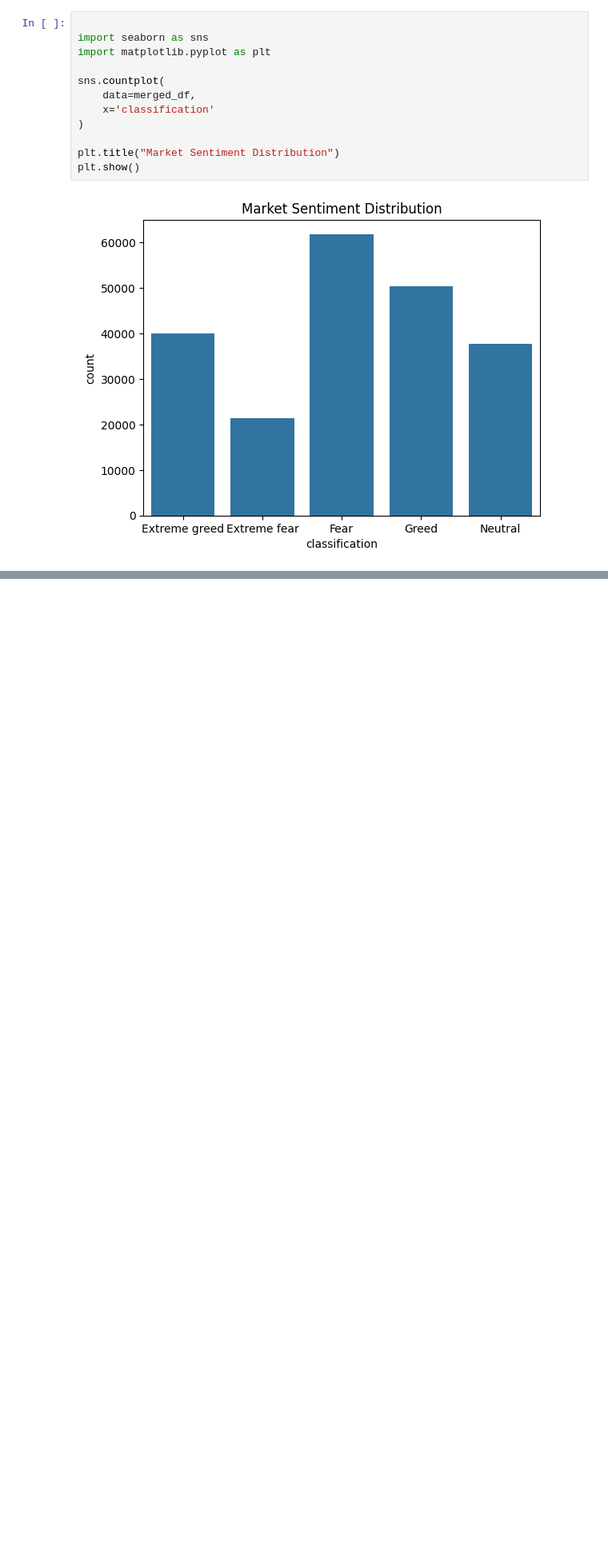
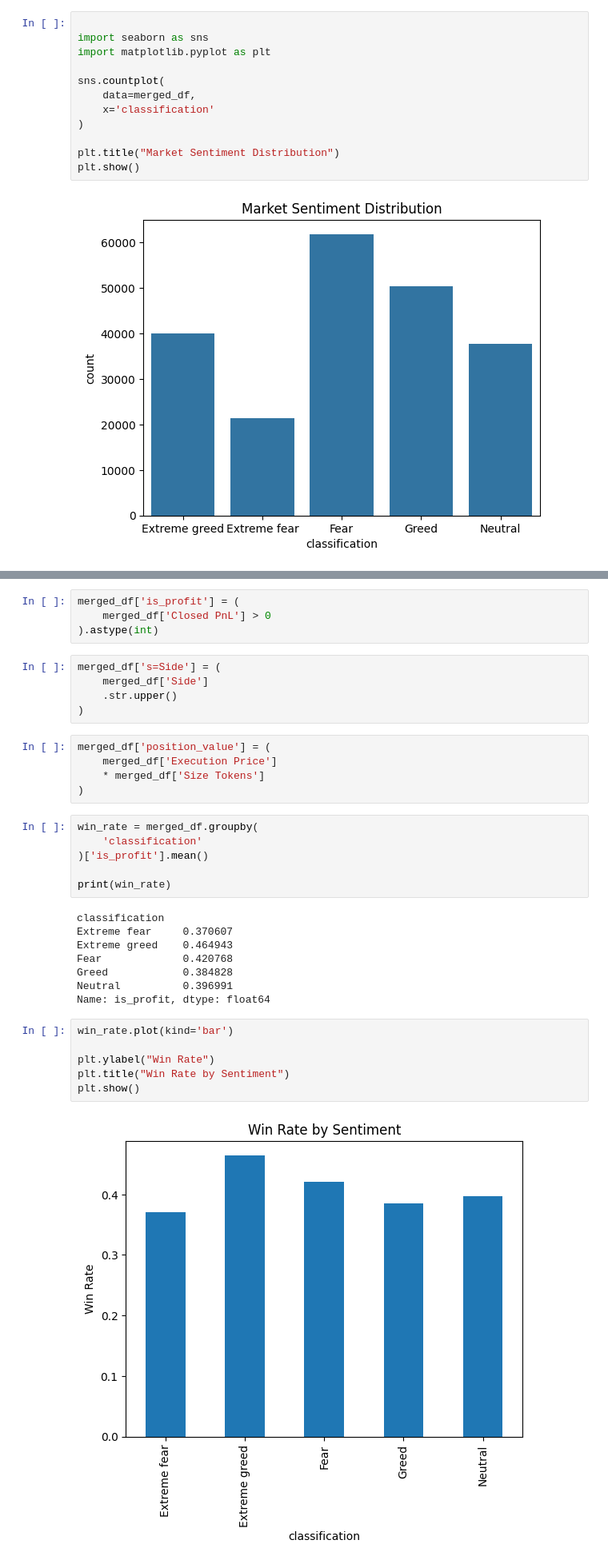
Before and after one commit to Chiragrrai8105/bitcoin-sentiment-analysis, a Jupyter notebook: notebooks/analysis.ipynb, the cells around one changed output, grey strips where cells are left out. Shown at 80% size. Cells and saved outputs as stored; diff of their text form; blank space fills up the shorter version.

```diff
--- a/notebooks/analysis.ipynb
+++ b/notebooks/analysis.ipynb
@@ -175,0 +198,36 @@ plt.show()
+# %%
+merged_df['is_profit'] = (
+    merged_df['Closed PnL'] > 0
+).astype(int)
+# %%
+merged_df['s=Side'] = (
+    merged_df['Side']
+    .str.upper()
+)
+# %%
+merged_df['position_value'] = (
+    merged_df['Execution Price']
+    * merged_df['Size Tokens']
+)
+# %%
+win_rate = merged_df.groupby(
+    'classification'
+)['is_profit'].mean()
+
+print(win_rate)
+# %% [output]
+classification
+Extreme fear     0.370607
+Extreme greed    0.464943
+Fear             0.420768
+Greed            0.384828
+Neutral          0.396991
+Name: is_profit, dtype: float64
+# %%
+win_rate.plot(kind='bar')
+
+plt.ylabel("Win Rate")
+plt.title("Win Rate by Sentiment")
+plt.show()
+# %% [output]
+[figure, added]
```
Also changed, not shown: parts of 7 cells of this notebook, 1 other file.
